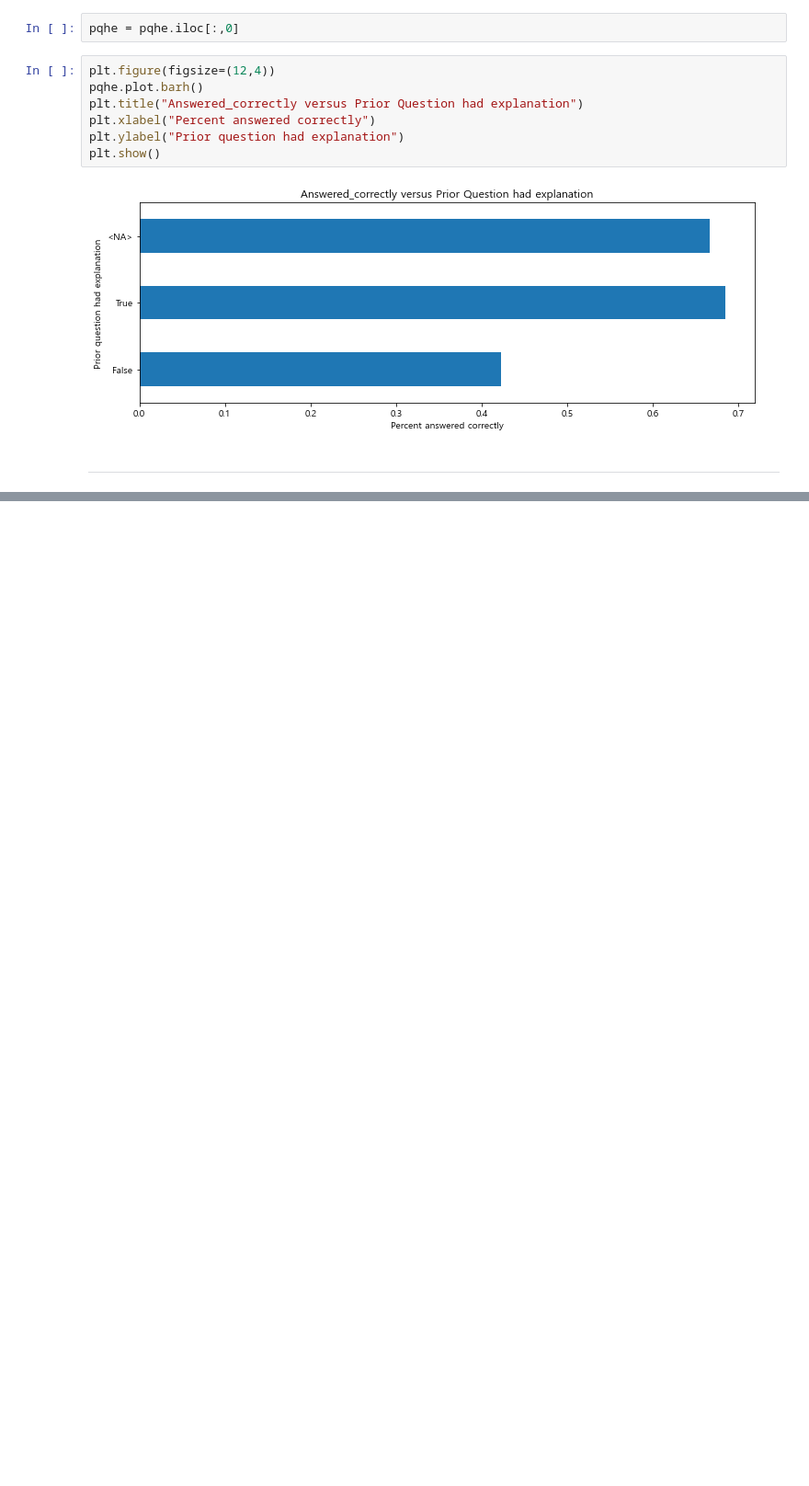
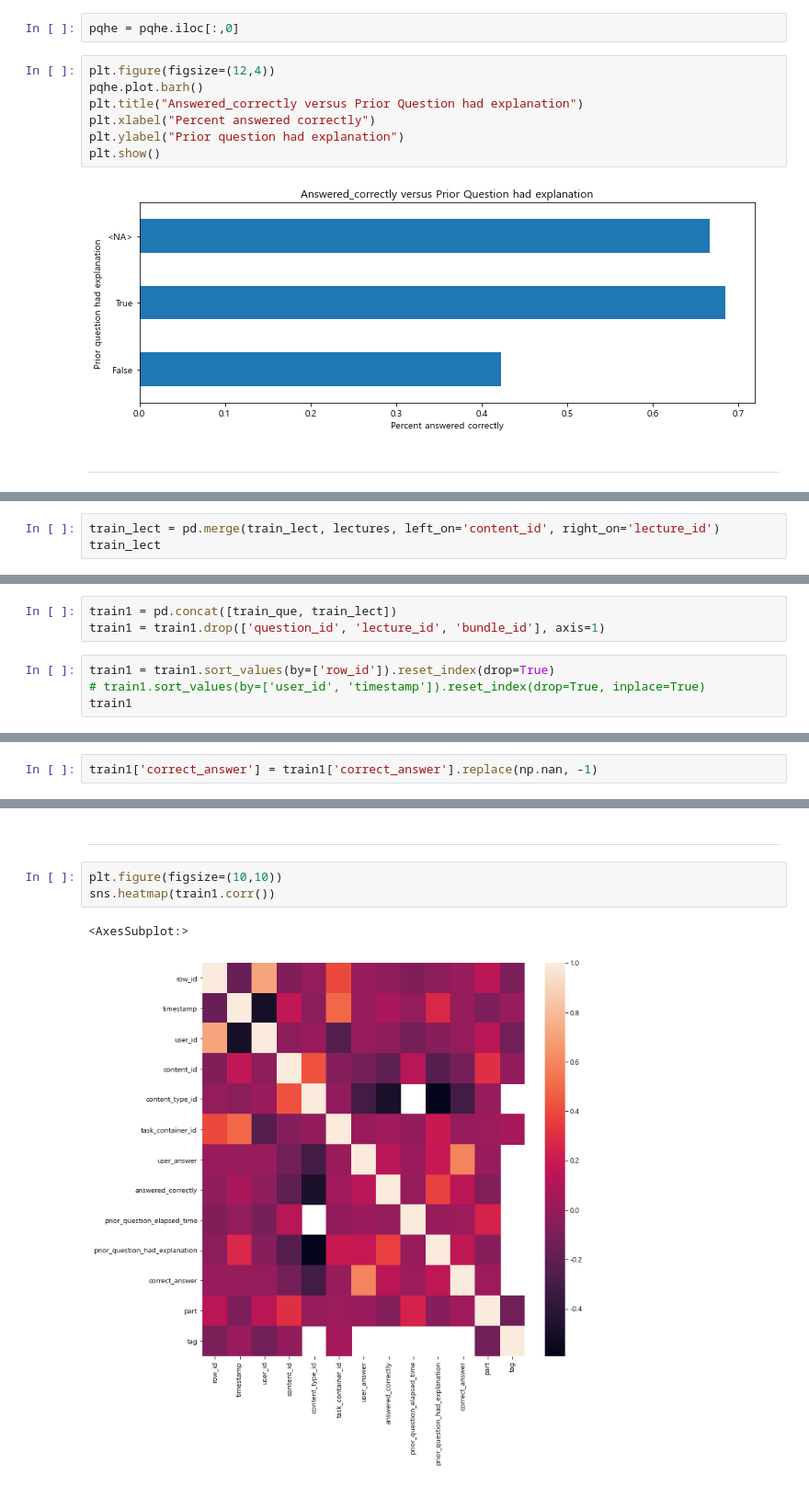
Before and after one commit to ingu627/answer_correctness, a Jupyter notebook: pre_train1.ipynb, the cells around one changed output, grey strips where cells are left out. Shown: that part at 92% size. Drawn from its saved outputs; the diff is of its cells as text; blank space fills up the shorter version.

```diff
--- a/pre_train1.ipynb
+++ b/pre_train1.ipynb
@@ -486,0 +565,3 @@ plt.show()
+# %%
+train_lect = pd.merge(train_lect, lectures, left_on='content_id', right_on='lecture_id')
+train_lect
@@ -486,0 +582,7 @@ plt.show()
+# %%
+train1 = pd.concat([train_que, train_lect])
+train1 = train1.drop(['question_id', 'lecture_id', 'bundle_id'], axis=1)
+# %%
+train1 = train1.sort_values(by=['row_id']).reset_index(drop=True)
+# train1.sort_values(by=['user_id', 'timestamp']).reset_index(drop=True, inplace=True)
+train1
@@ -486,0 +667,2 @@ plt.show()
+# %%
+train1['correct_answer'] = train1['correct_answer'].replace(np.nan, -1)
@@ -486,0 +711,8 @@ plt.show()
+# %% [markdown]
+---
+# %%
+plt.figure(figsize=(10,10))
+sns.heatmap(train1.corr())
+# %% [output]
+<AxesSubplot:>
+[figure, added]
```
Also changed, not shown: parts of 42 cells of this notebook, 1 other file.
